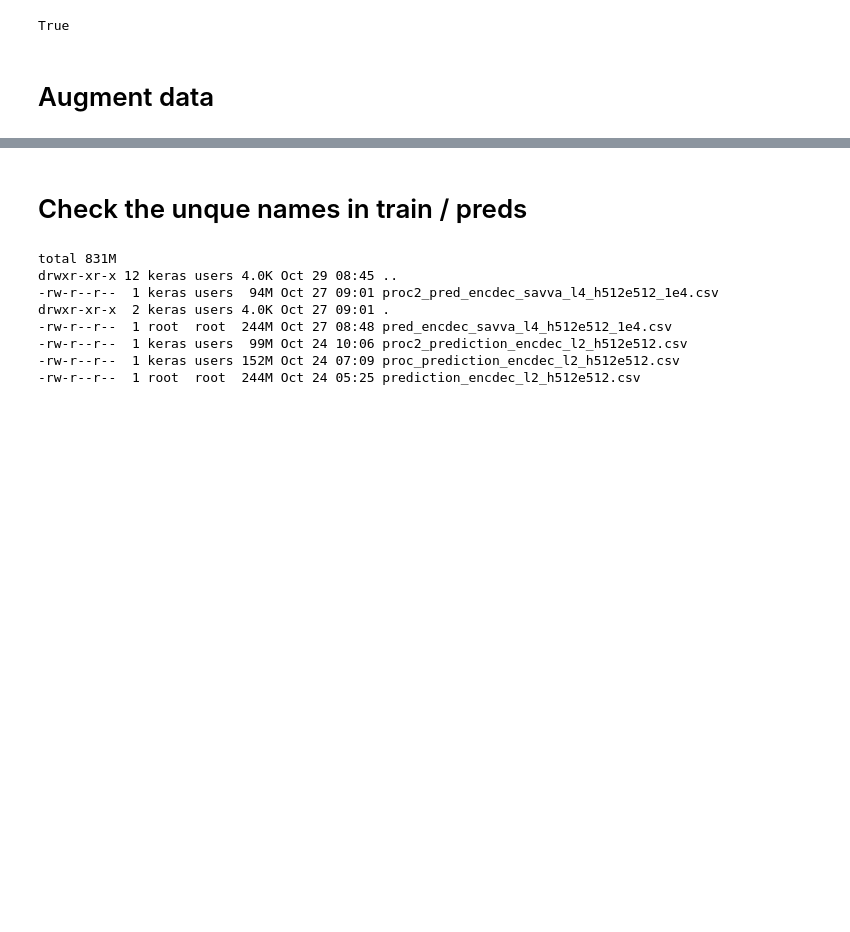
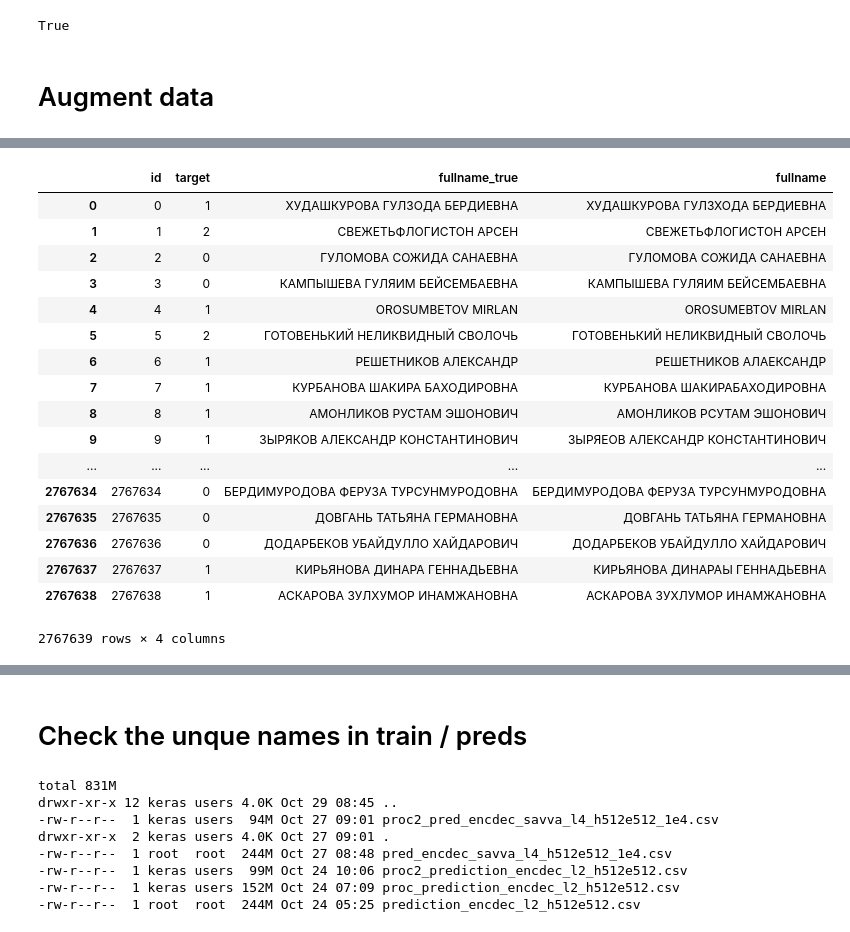
Before and after one commit to snakers4/cft-contest-2018, a Jupyter notebook: src/preprocessing_av.ipynb, the cells around one changed output, grey strips where cells are left out. Drawn from its saved outputs; the diff is of its cells as text; code cells hidden in the pictures; blank space fills up the shorter version.

```diff
--- a/src/preprocessing_av.ipynb
+++ b/src/preprocessing_av.ipynb
@@ -240,0 +435,21 @@ trn_df_aug.to_csv('../data/aug_proc_trn.csv')
+# %%
+predict_df
+# %% [output]
+|  | id | target | fullname_true | fullname |
+| 0 | 0 | 1 | ХУДАШКУРОВА ГУЛЗОДА БЕРДИЕВНА | ХУДАШКУРОВА ГУЛЗХОДА БЕРДИЕВНА |
+| 1 | 1 | 2 | СВЕЖЕТЬФЛОГИСТОН АРСЕН | СВЕЖЕТЬФЛОГИСТОН АРСЕН |
+| 2 | 2 | 0 | ГУЛОМОВА СОЖИДА САНАЕВНА | ГУЛОМОВА СОЖИДА САНАЕВНА |
+| 3 | 3 | 0 | КАМПЫШЕВА ГУЛЯИМ БЕЙСЕМБАЕВНА | КАМПЫШЕВА ГУЛЯИМ БЕЙСЕМБАЕВНА |
+| 4 | 4 | 1 | OROSUMBETOV MIRLAN | OROSUMEBTOV MIRLAN |
+| 5 | 5 | 2 | ГОТОВЕНЬКИЙ НЕЛИКВИДНЫЙ СВОЛОЧЬ | ГОТОВЕНЬКИЙ НЕЛИКВИДНЫЙ СВОЛОЧЬ |
+| 6 | 6 | 1 | РЕШЕТНИКОВ АЛЕКСАНДР | РЕШЕТНИКОВ АЛАЕКСАНДР |
+| 7 | 7 | 1 | КУРБАНОВА ШАКИРА БАХОДИРОВНА | КУРБАНОВА ШАКИРАБАХОДИРОВНА |
+| 8 | 8 | 1 | АМОНЛИКОВ РУСТАМ ЭШОНОВИЧ | АМОНЛИКОВ РСУТАМ ЭШОНОВИЧ |
+| 9 | 9 | 1 | ЗЫРЯКОВ АЛЕКСАНДР КОНСТАНТИНОВИЧ | ЗЫРЯЕОВ АЛЕКСАНДР КОНСТАНТИНОВИЧ |
+| ... | ... | ... | ... | ... |
+| 2767634 | 2767634 | 0 | БЕРДИМУРОДОВА ФЕРУЗА ТУРСУНМУРОДОВНА | БЕРДИМУРОДОВА ФЕРУЗА ТУРСУНМУРОДОВНА |
+| 2767635 | 2767635 | 0 | ДОВГАНЬ ТАТЬЯНА ГЕРМАНОВНА | ДОВГАНЬ ТАТЬЯНА ГЕРМАНОВНА |
+| 2767636 | 2767636 | 0 | ДОДАРБЕКОВ УБАЙДУЛЛО ХАЙДАРОВИЧ | ДОДАРБЕКОВ УБАЙДУЛЛО ХАЙДАРОВИЧ |
+| 2767637 | 2767637 | 1 | КИРЬЯНОВА ДИНАРА ГЕННАДЬЕВНА | КИРЬЯНОВА ДИНАРАЫ ГЕННАДЬЕВНА |
+| 2767638 | 2767638 | 1 | АСКАРОВА ЗУЛХУМОР ИНАМЖАНОВНА | АСКАРОВА ЗУХЛУМОР ИНАМЖАНОВНА |
+2767639 rows × 4 columns
```
Also changed, not shown: parts of 52 cells of this notebook, 5 other files.
